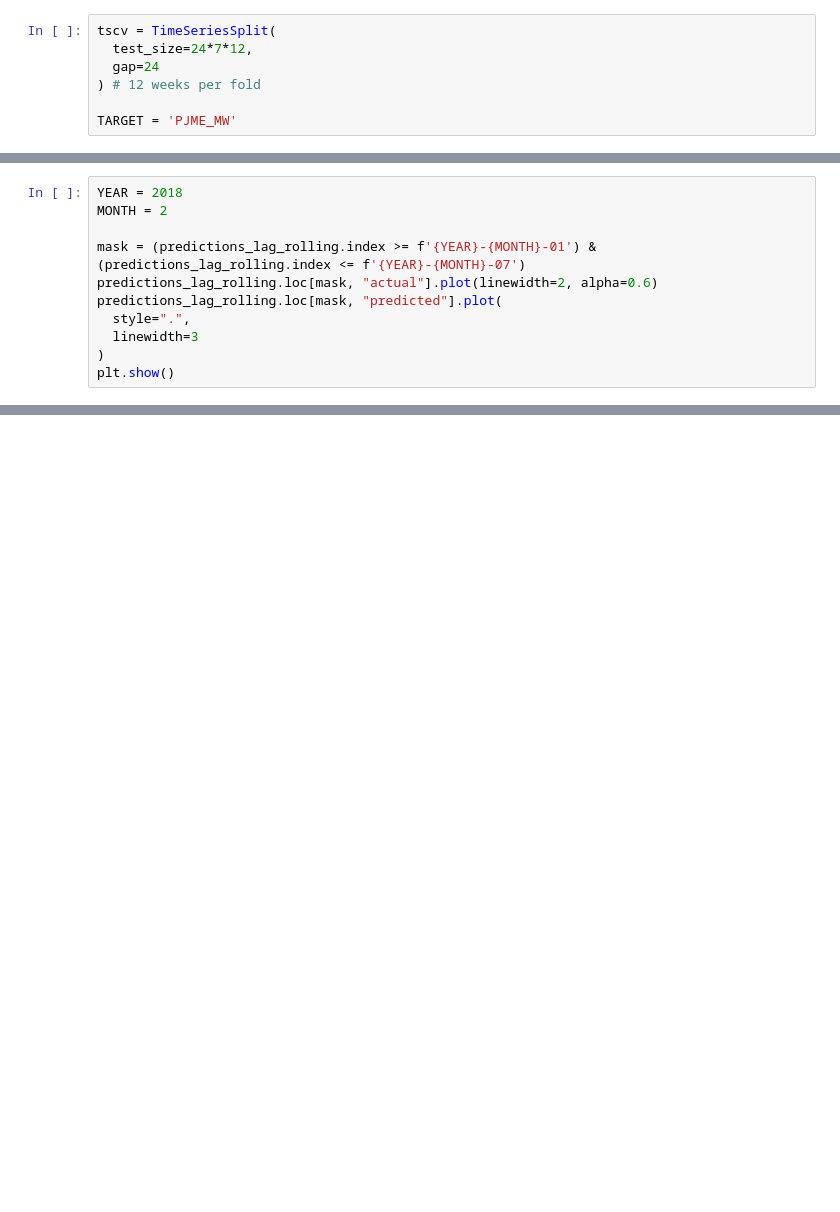
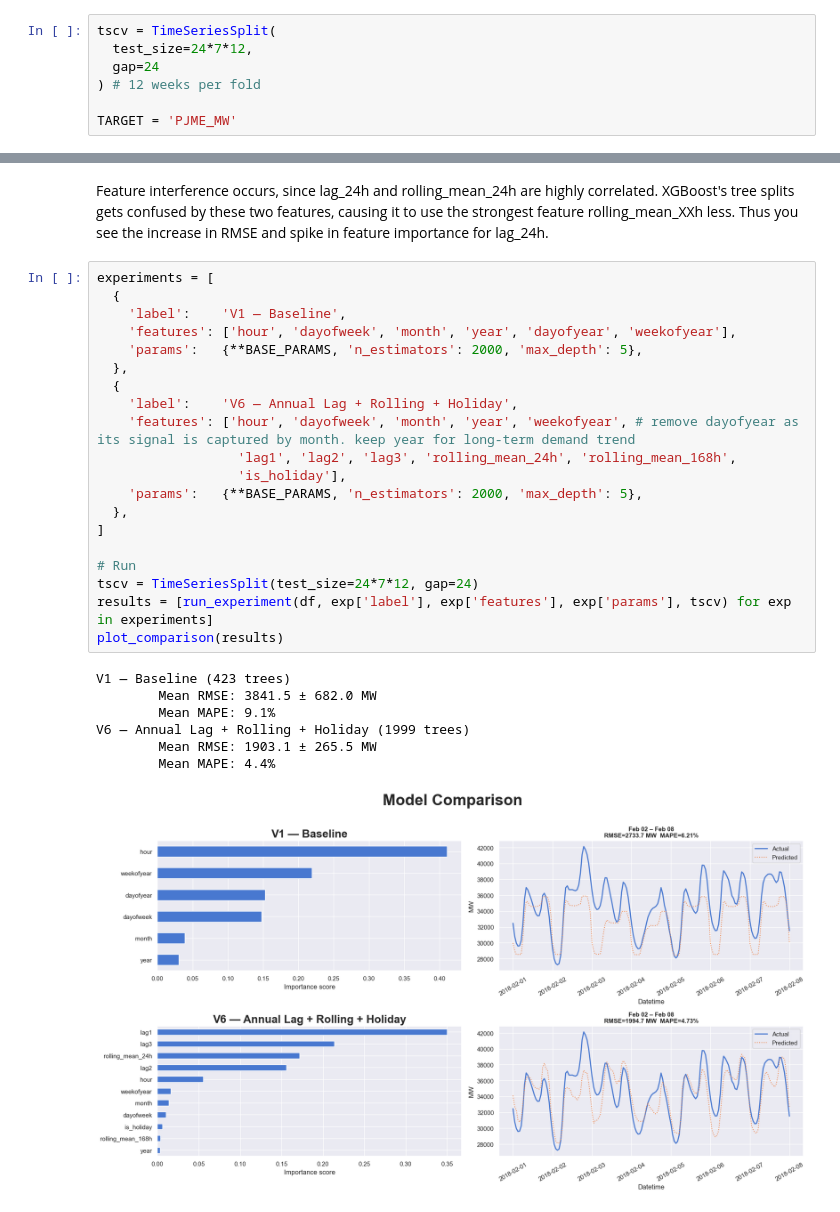
Before and after one commit to lokejer/pjme-hourly-forecast, a Jupyter notebook: main.ipynb, the cells around one changed output, grey strips where cells are left out. Drawn from its saved outputs; the diff is of its cells as text; blank space fills up the shorter version.

```diff
--- a/main.ipynb
+++ b/main.ipynb
@@ -521,11 +313,0 @@ Mean RMSE: 2285.4 ± 263.1 MW
-# %%
-YEAR = 2018
-MONTH = 2
-
-mask = (predictions_lag_rolling.index >= f'{YEAR}-{MONTH}-01') & (predictions_lag_rolling.index <= f'{YEAR}-{MONTH}-07')
-predictions_lag_rolling.loc[mask, "actual"].plot(linewidth=2, alpha=0.6)
-predictions_lag_rolling.loc[mask, "predicted"].plot(
-  style=".",
-  linewidth=3
-)
-plt.show()
@@ -633,0 +509,30 @@ plt.show()
+# %% [markdown]
+Feature interference occurs, since lag_24h and rolling_mean_24h are highly correlated. XGBoost's tree splits gets confused by these two features, causing it to use the strongest feature rolling_mean_XXh less. Thus you see the increase in RMSE and spike in feature importance for lag_24h.
+# %%
+experiments = [
+  {
+    'label':    'V1 — Baseline',
+    'features': ['hour', 'dayofweek', 'month', 'year', 'dayofyear', 'weekofyear'],
+    'params':   {**BASE_PARAMS, 'n_estimators': 2000, 'max_depth': 5},
+  },
+  {
+    'label':    'V6 — Annual Lag + Rolling + Holiday',
+    'features': ['hour', 'dayofweek', 'month', 'year', 'weekofyear', # remove dayofyear as its signal is captured by month. keep year for long-term demand trend
+                  'lag1', 'lag2', 'lag3', 'rolling_mean_24h', 'rolling_mean_168h',
+                  'is_holiday'],
+    'params':   {**BASE_PARAMS, 'n_estimators': 2000, 'max_depth': 5},
+  },
+]
+
+# Run
+tscv = TimeSeriesSplit(test_size=24*7*12, gap=24)
+results = [run_experiment(df, exp['label'], exp['features'], exp['params'], tscv) for exp in experiments]
+plot_comparison(results)
+# %% [output]
+V1 — Baseline (423 trees)
+        Mean RMSE: 3841.5 ± 682.0 MW
+        Mean MAPE: 9.1%
+V6 — Annual Lag + Rolling + Holiday (1999 trees)
+        Mean RMSE: 1903.1 ± 265.5 MW
+        Mean MAPE: 4.4%
+[figure, added]
```
Also changed, not shown: parts of 29 cells of this notebook.
